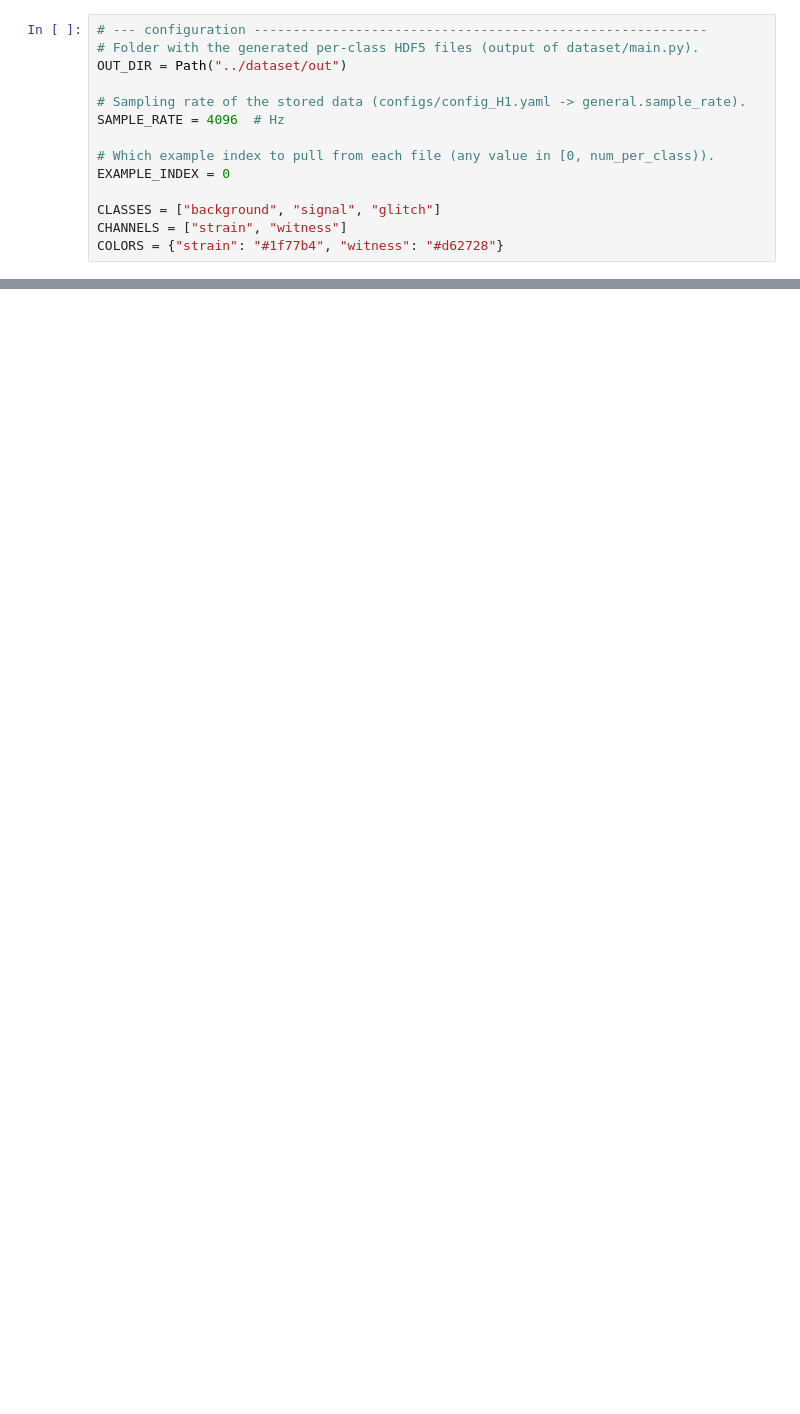
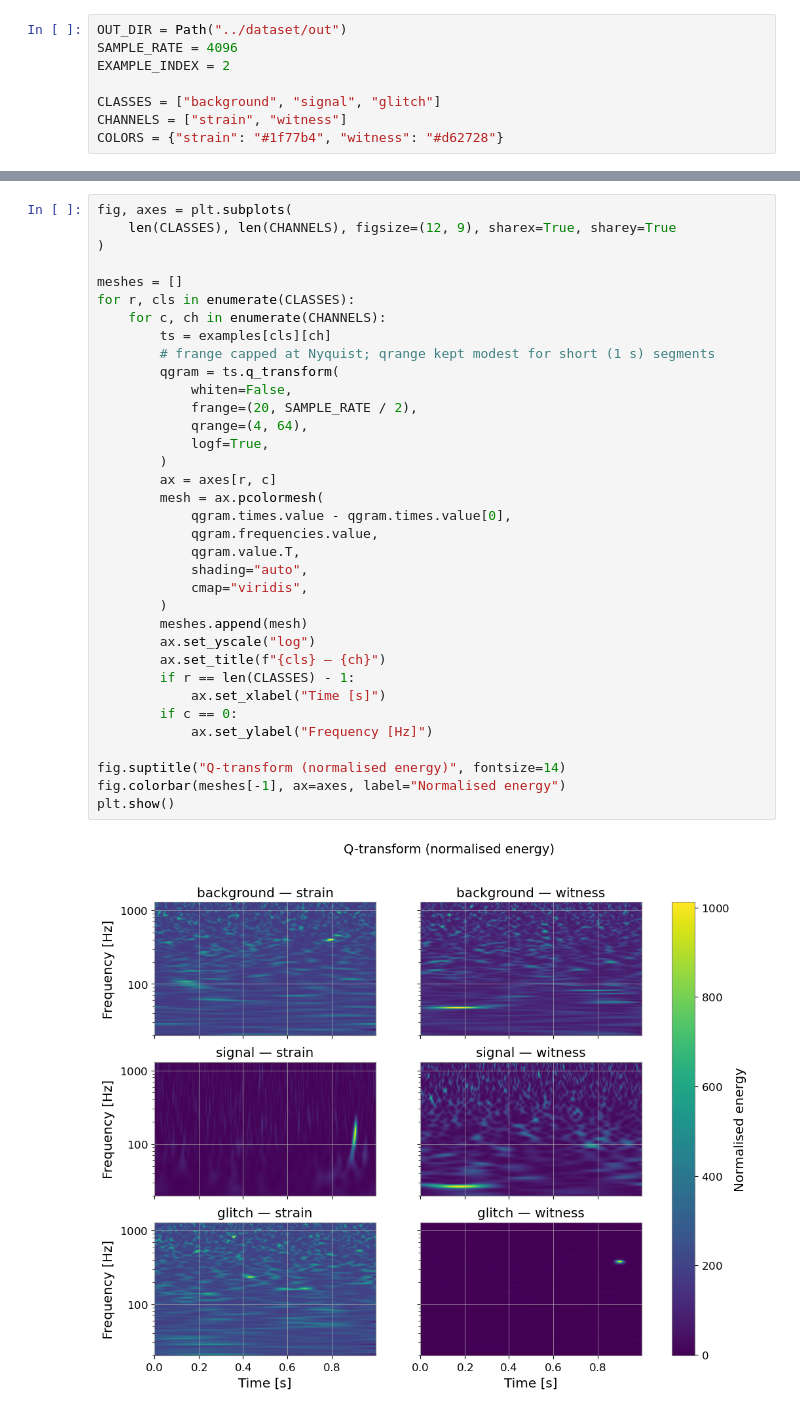
Before and after one commit to DeonLivina/alibi, a Jupyter notebook: notebooks/plot_examples.ipynb, the cells around one changed output, grey strips where cells are left out. Drawn from its saved outputs; the diff is of its cells as text; blank space fills up the shorter version.

```diff
--- a/notebooks/plot_examples.ipynb
+++ b/notebooks/plot_examples.ipynb
@@ -28,15 +7,9 @@ import numpy as np
 import matplotlib.pyplot as plt
 from gwpy.timeseries import TimeSeries
 # %%
-# --- configuration ----------------------------------------------------------
-# Folder with the generated per-class HDF5 files (output of dataset/main.py).
 OUT_DIR = Path("../dataset/out")
-
-# Sampling rate of the stored data (configs/config_H1.yaml -> general.sample_rate).
-SAMPLE_RATE = 4096  # Hz
-
-# Which example index to pull from each file (any value in [0, num_per_class)).
-EXAMPLE_INDEX = 0
+SAMPLE_RATE = 4096
+EXAMPLE_INDEX = 2
 
 CLASSES = ["background", "signal", "glitch"]
 CHANNELS = ["strain", "witness"]
@@ -133,0 +98,37 @@ plt.show()
+# %%
+fig, axes = plt.subplots(
+    len(CLASSES), len(CHANNELS), figsize=(12, 9), sharex=True, sharey=True
+)
+
+meshes = []
+for r, cls in enumerate(CLASSES):
+    for c, ch in enumerate(CHANNELS):
+        ts = examples[cls][ch]
+        # frange capped at Nyquist; qrange kept modest for short (1 s) segments
+        qgram = ts.q_transform(
+            whiten=False,
+            frange=(20, SAMPLE_RATE / 2),
+            qrange=(4, 64),
+            logf=True,
+        )
+        ax = axes[r, c]
+        mesh = ax.pcolormesh(
+            qgram.times.value - qgram.times.value[0],
+            qgram.frequencies.value,
+            qgram.value.T,
+            shading="auto",
+            cmap="viridis",
+        )
+        meshes.append(mesh)
+        ax.set_yscale("log")
+        ax.set_title(f"{cls} — {ch}")
+        if r == len(CLASSES) - 1:
+            ax.set_xlabel("Time [s]")
+        if c == 0:
+            ax.set_ylabel("Frequency [Hz]")
+
+fig.suptitle("Q-transform (normalised energy)", fontsize=14)
+fig.colorbar(meshes[-1], ax=axes, label="Normalised energy")
+plt.show()
+# %% [output]
+[figure, added]
```
Also changed, not shown: parts of 12 cells of this notebook.
